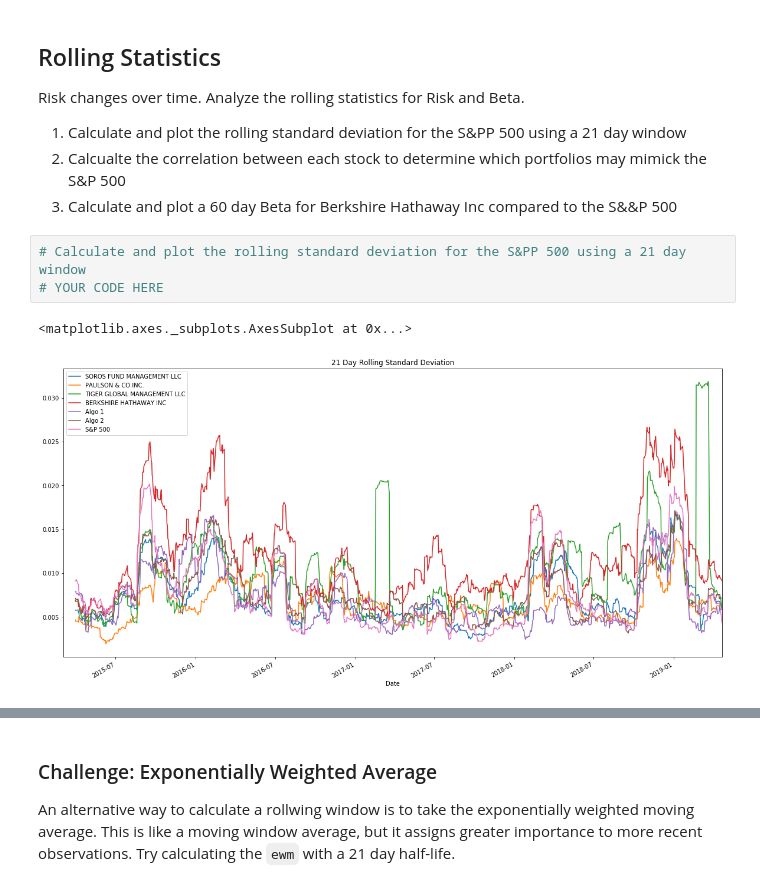
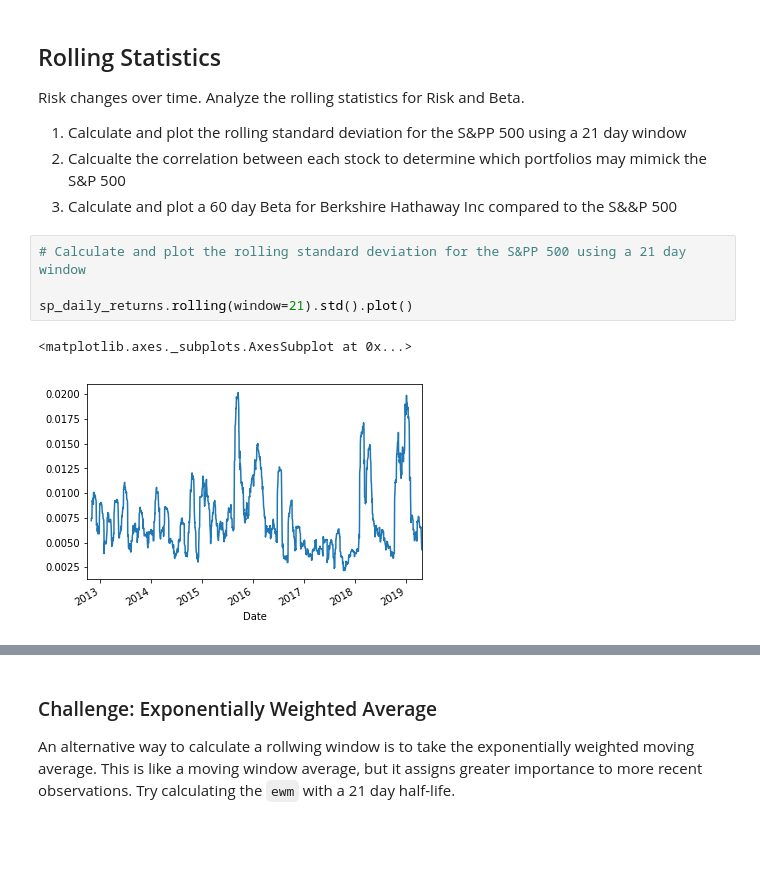
Before and after one commit to stragitech/pandas_homework, a Jupyter notebook: whale_analysis.ipynb, the cells around one changed output, grey strips where cells are left out. Drawn from its saved outputs; the diff is of its cells as text; blank space fills up the shorter version.

Commit message:
Added 2017 portfolio returns, fixed S&P 500 order
Correlation and rolling returns.

```diff
--- a/whale_analysis.ipynb
+++ b/whale_analysis.ipynb
@@ -251,7 +291,8 @@ Risk changes over time. Analyze the rolling statistics for Risk and Beta.
 2. Calculate and plot a 60 day Beta for Berkshire Hathaway Inc compared to the S&&P 500
 # %%
 # Calculate and plot the rolling standard deviation for the S&PP 500 using a 21 day window
-# YOUR CODE HERE
+
+sp_daily_returns.rolling(window=21).std().plot()
 # %% [output]
 <matplotlib.axes._subplots.AxesSubplot at 0x...>
-[figure, old version]
+[figure, new version]
```
Also changed, not shown: parts of 37 cells of this notebook.
